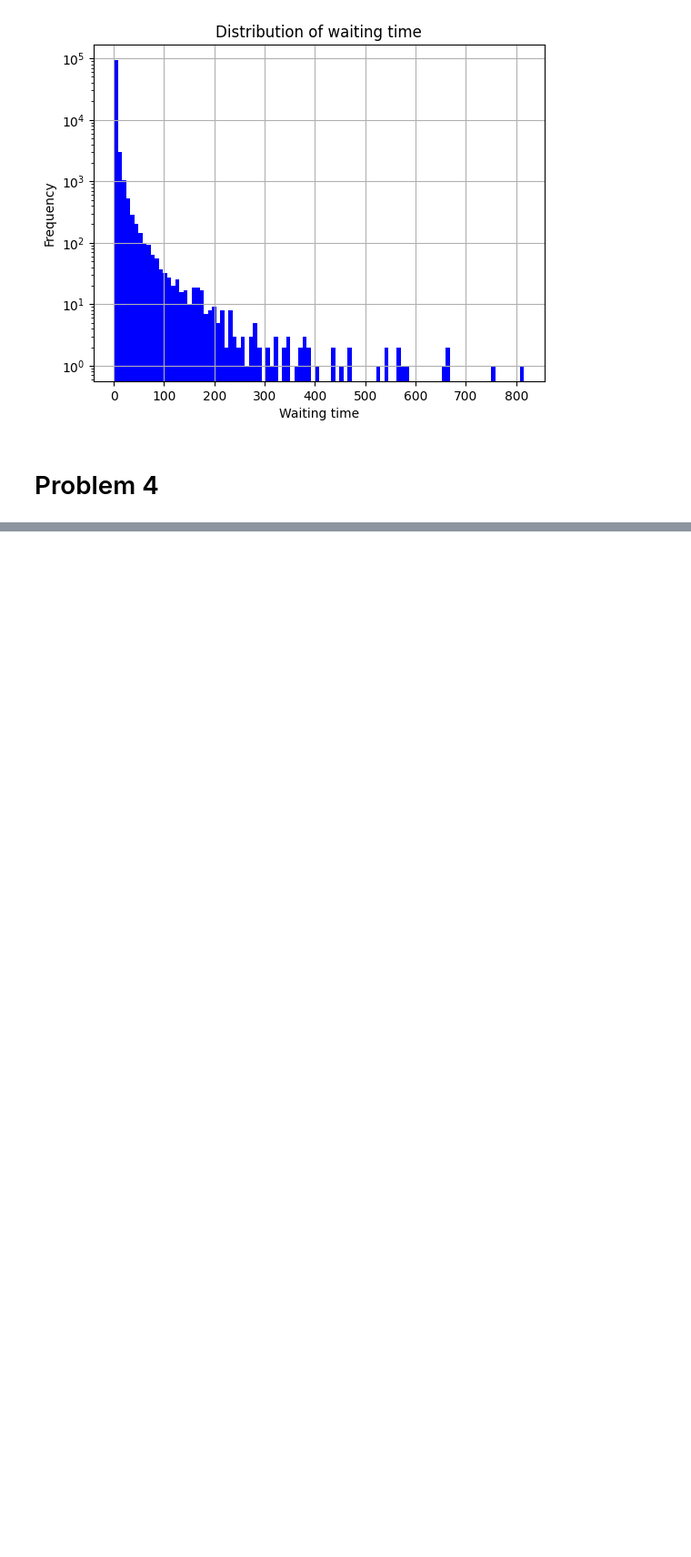
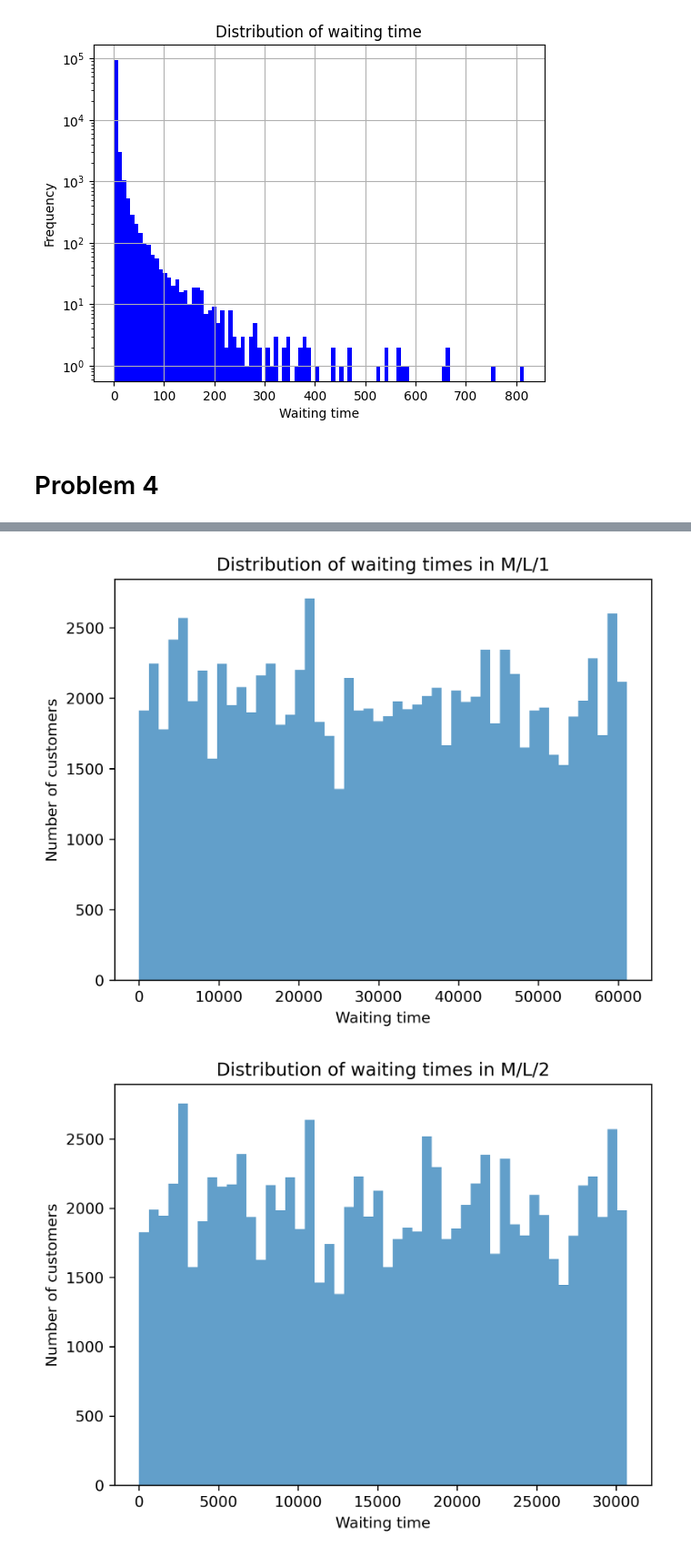
Before and after one commit to Asewlal01/WaitTimeExplorer, a Jupyter notebook: main.ipynb, the cells around one changed output, grey strips where cells are left out. Shown at 91% size. Drawn from its saved outputs; the diff is of its cells as text; code cells hidden in the pictures; blank space fills up the shorter version.

```diff
--- a/main.ipynb
+++ b/main.ipynb
@@ -43,0 +85,20 @@ Average waiting time: 3.1297861387901853 +- 0.08566493074170609
+# %%
+# Show the distributions of waiting times in M/L/1 and M/L/n
+waiting, *_ = simulate_MLn(1)
+plt.figure(dpi=300)
+plt.hist(waiting, bins=50, alpha=0.7)
+plt.title('Distribution of waiting times in M/L/1')
+plt.xlabel('Waiting time')
+plt.ylabel('Number of customers')
+plt.show()
+
+waiting, *_ = simulate_MLn(2)
+plt.figure(dpi=300)
+plt.hist(waiting, bins=50, alpha=0.7)
+plt.title('Distribution of waiting times in M/L/2')
+plt.xlabel('Waiting time')
+plt.ylabel('Number of customers')
+plt.show()
+# %% [output]
+[figure, added]
+[figure, added]
```
Also changed, not shown: parts of 4 cells of this notebook, 1 other file.
